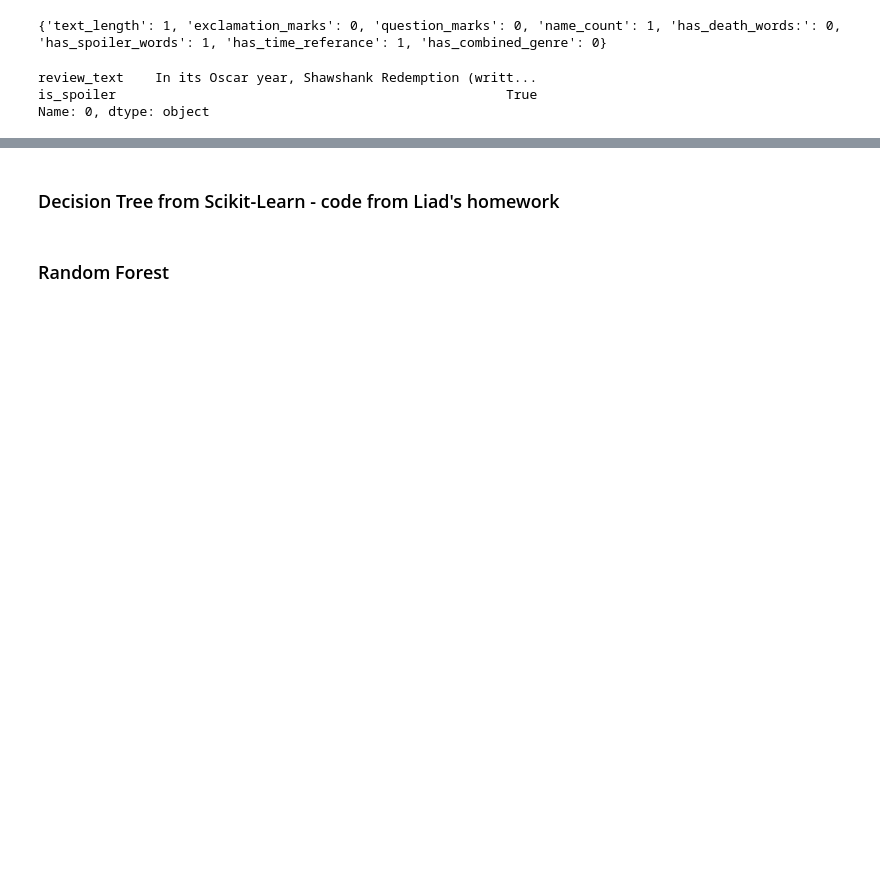
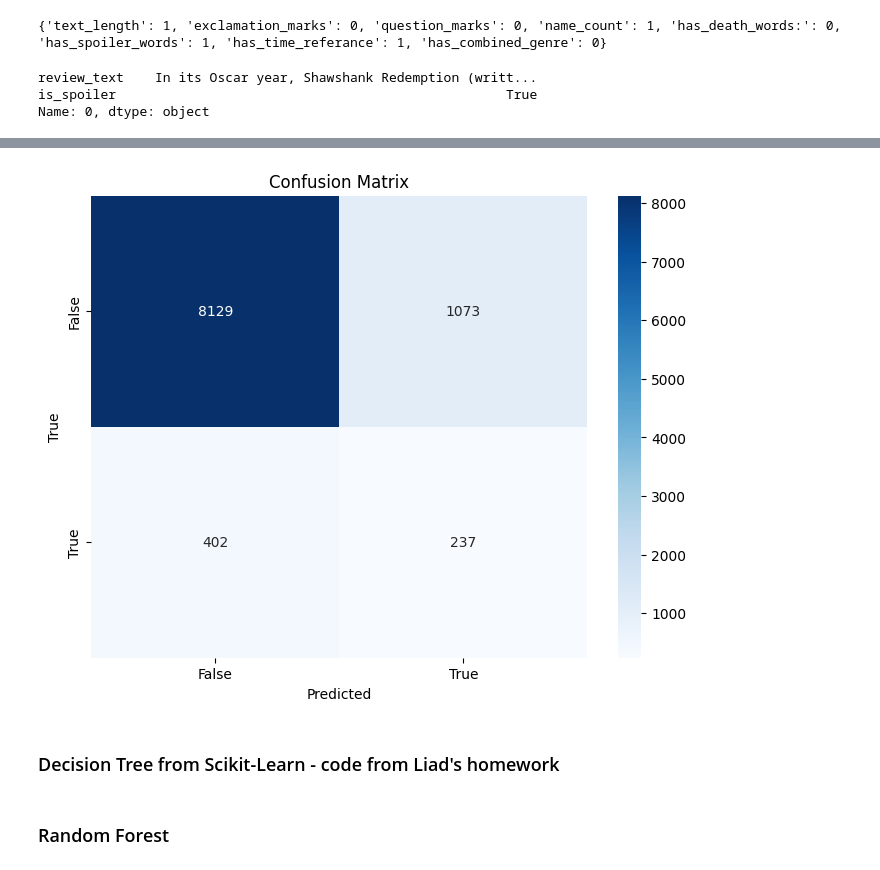
Before and after one commit to Saputoa21/Applied_ML_Spoiler_Detection_Group_Project_2025, a Jupyter notebook: Applied_ML_Movie_Spoiler_Detection_Group_5.ipynb, the cells around one changed output, grey strips where cells are left out. Saved outputs shown, nothing was run; the diff lists cells and outputs as text; code cells hidden in the pictures; blank space fills up the shorter version.

```diff
--- a/Applied_ML_Movie_Spoiler_Detection_Group_5.ipynb
+++ b/Applied_ML_Movie_Spoiler_Detection_Group_5.ipynb
@@ -788,3 +873,20 @@ print(name_classifier.pretty_format())
+# %%
+from sklearn.metrics import confusion_matrix
+import seaborn as sns
+import matplotlib.pyplot as plt
+
+predictions = [nb_classifier.classify(features) for features, _ in test_set]
+
+cm = confusion_matrix(true_labels, predictions)
+
+plt.figure(figsize=(8, 6))
+sns.heatmap(cm, annot=True, fmt='d', cmap='Blues', xticklabels=['False', 'True'], yticklabels=['False', 'True'])
+plt.xlabel('Predicted')
+plt.ylabel('True')
+plt.title('Confusion Matrix')
+plt.show()
+# %% [output]
+[figure, added]
 # %% [markdown]
 ### Decision Tree from Scikit-Learn - code from Liad's homework
 # %%
```
Also changed, not shown: parts of 14 cells of this notebook.
